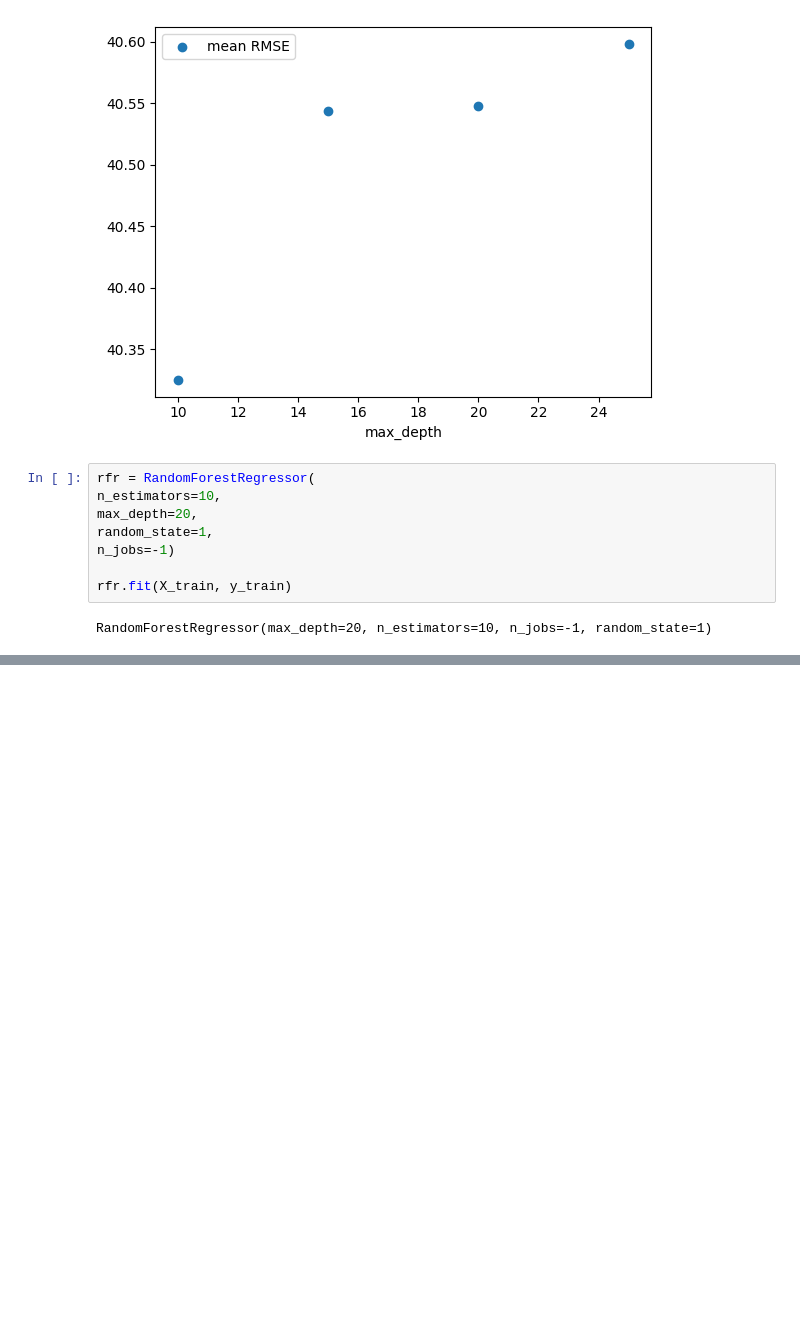
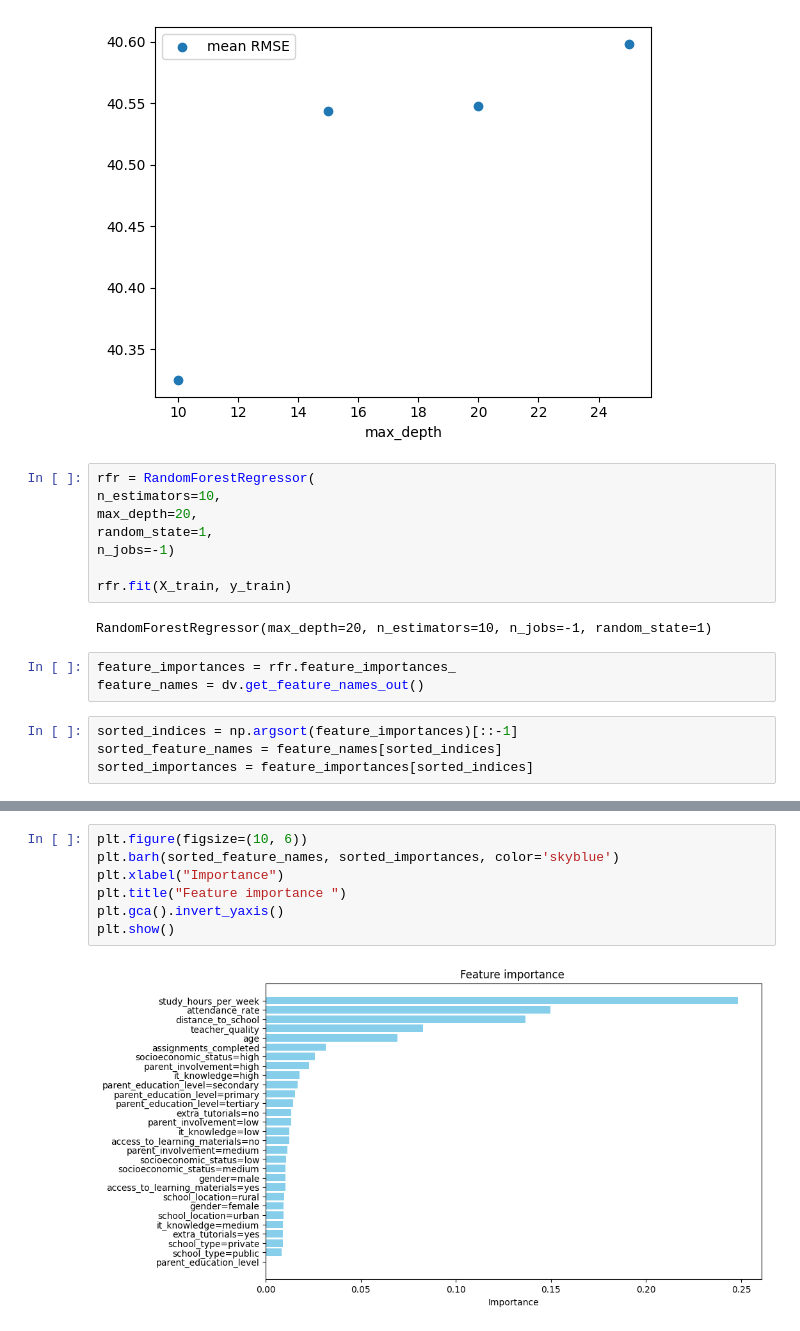
Before and after one commit to lucas-guillet/machine-learning-zoomcamp-homework, a Jupyter notebook: 06-trees/homework_6.ipynb, the cells around one changed output, grey strips where cells are left out. Drawn from its saved outputs; the diff is of its cells as text; blank space fills up the shorter version.

```diff
--- a/06-trees/homework_6.ipynb
+++ b/06-trees/homework_6.ipynb
@@ -295,3 +295,10 @@ n_jobs=-1)
 rfr.fit(X_train, y_train)
 # %% [output]
 RandomForestRegressor(max_depth=20, n_estimators=10, n_jobs=-1, random_state=1)
+# %%
+feature_importances = rfr.feature_importances_
+feature_names = dv.get_feature_names_out()
+# %%
+sorted_indices = np.argsort(feature_importances)[::-1]
+sorted_feature_names = feature_names[sorted_indices]
+sorted_importances = feature_importances[sorted_indices]
@@ -297,0 +327,9 @@ RandomForestRegressor(max_depth=20, n_estimators=10, n_jobs=-1, random_state=1)
+# %%
+plt.figure(figsize=(10, 6))
+plt.barh(sorted_feature_names, sorted_importances, color='skyblue')
+plt.xlabel("Importance")
+plt.title("Feature importance ")
+plt.gca().invert_yaxis()
+plt.show()
+# %% [output]
+[figure, added]
```
Also changed, not shown: parts of 2 cells of this notebook.
